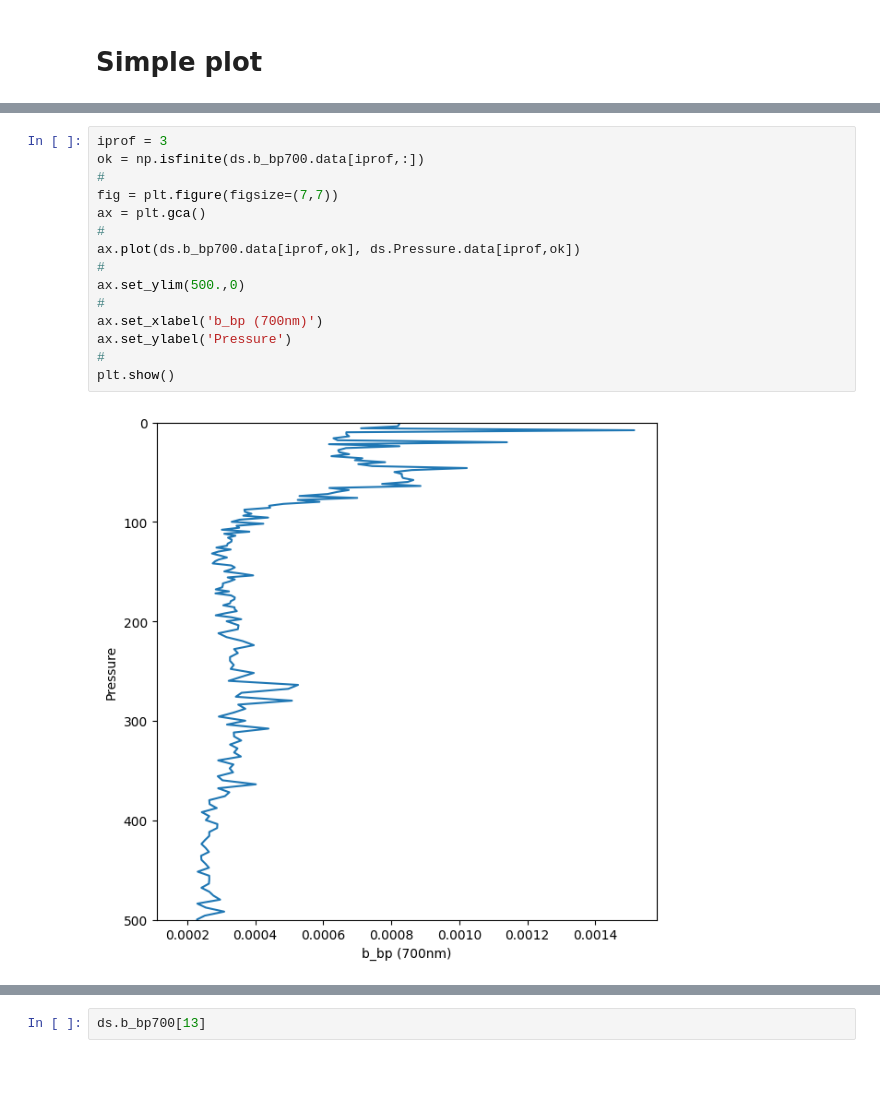
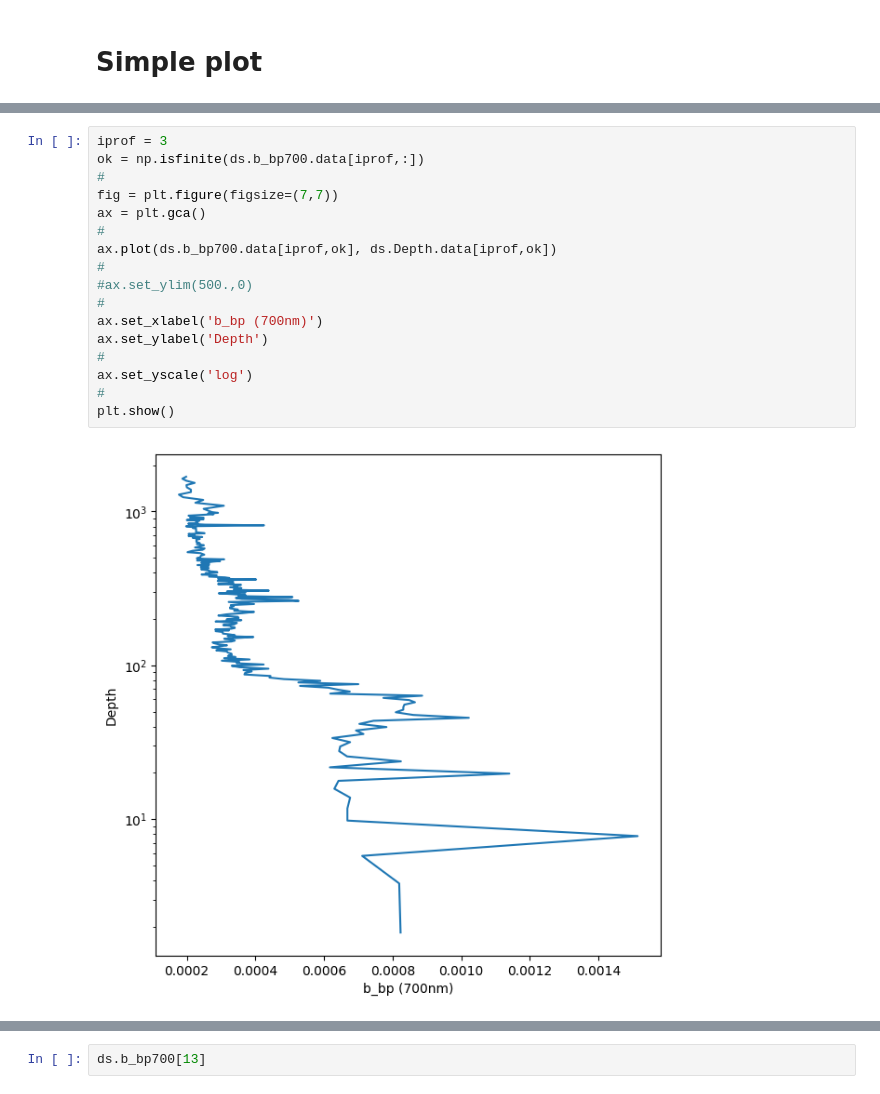
Before and after one commit to ocean-colour/bing, a Jupyter notebook: papers/biomass/Analysis/Exploring_Argo.ipynb, the cells around one changed output, grey strips where cells are left out. Drawn from its saved outputs; the diff is of its cells as text.

```diff
--- a/papers/biomass/Analysis/Exploring_Argo.ipynb
+++ b/papers/biomass/Analysis/Exploring_Argo.ipynb
@@ -55,17 +102,19 @@ Attributes:
 # %%
 iprof = 3
 ok = np.isfinite(ds.b_bp700.data[iprof,:])
 #
 fig = plt.figure(figsize=(7,7))
 ax = plt.gca()
 #
-ax.plot(ds.b_bp700.data[iprof,ok], ds.Pressure.data[iprof,ok])
+ax.plot(ds.b_bp700.data[iprof,ok], ds.Depth.data[iprof,ok])
 #
-ax.set_ylim(500.,0)
+#ax.set_ylim(500.,0)
 #
 ax.set_xlabel('b_bp (700nm)')
-ax.set_ylabel('Pressure')
+ax.set_ylabel('Depth')
+#
+ax.set_yscale('log')
 #
 plt.show()
 # %% [output]
-[figure, old version]
+[figure, new version]
```
Also changed, not shown: parts of 14 cells of this notebook, 3 other files.
